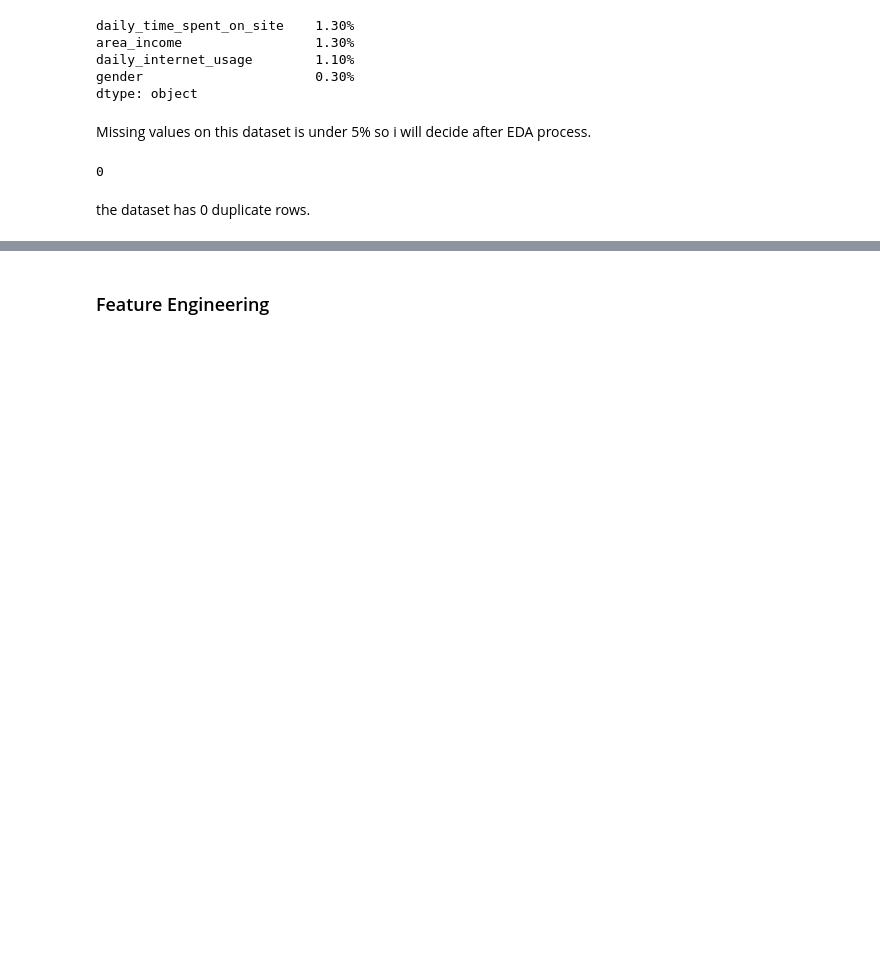
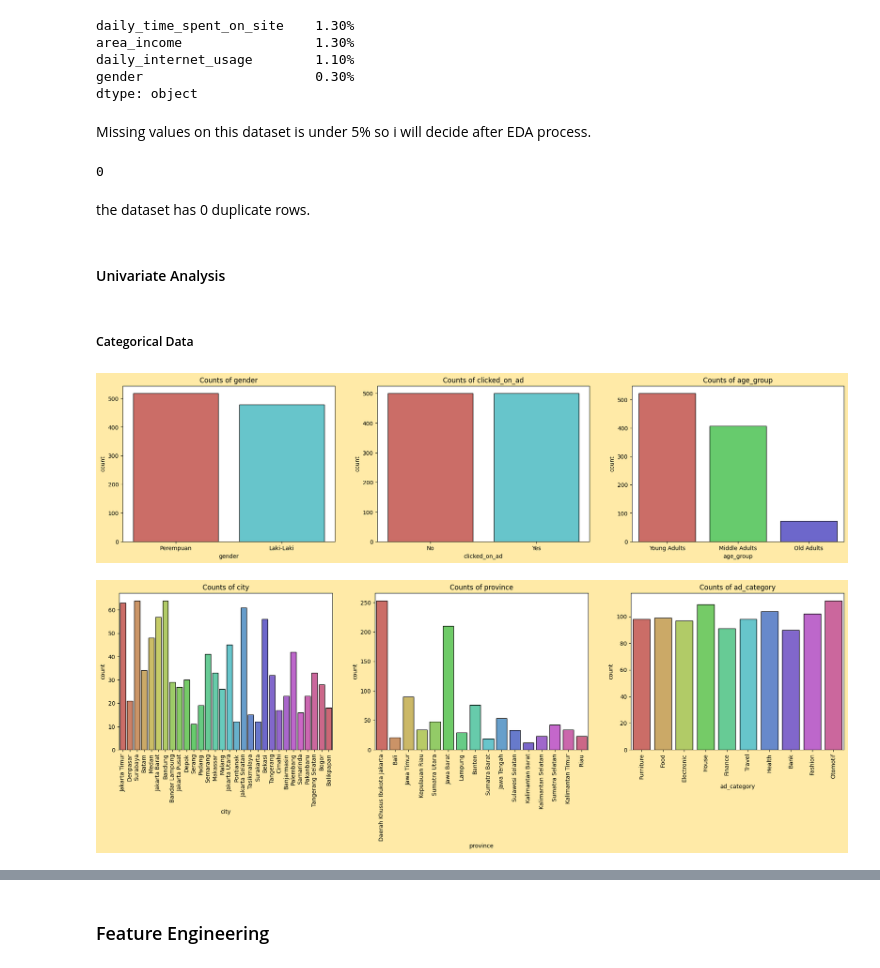
Before and after one commit to azaryasph/Predict-Customer-Clicked-Ads-Classification-By-Using-Machine-Learning, a Jupyter notebook: Predict Customer Clicked Ads Classification By Using Machine Learning.ipynb, the cells around one changed output, grey strips where cells are left out. Drawn from its saved outputs; the diff is of its cells as text; code cells hidden in the pictures; blank space fills up the shorter version.

```diff
--- a/Predict Customer Clicked Ads Classification By Using Machine Learning.ipynb
+++ b/Predict Customer Clicked Ads Classification By Using Machine Learning.ipynb
@@ -136,0 +86,15 @@ Column Name | Description
+# %%
+# Create a copy of the DataFrame to not modify the original DataFrame
+dfe = df.copy()
+
+# column rename
+col_rename = {'Daily Time Spent on Site': 'daily_time_spent_on_site',
+              'Age' : 'age',
+              'Area Income': 'income',
+              'Daily Internet Usage': 'daily_internet_usage',
+              'Male':'gender',
+              'Timestamp':'timestamp',
+              'Clicked on Ad':'clicked_on_ad',
+              'category' : 'ad_category'
+}
+dfe.rename(columns=col_rename, inplace=True)
@@ -170,3 +207,30 @@ dfe.duplicated().sum()
 0
 # %% [markdown]
 the dataset has 0 duplicate rows.
+# %% [markdown]
+#### Univariate Analysis
+# %% [markdown]
+##### Categorical Data
+# %%
+lowvar = dfe[['gender', 'clicked_on_ad', 'age_group']]
+highvar = dfe[['city', 'province', 'ad_category']]
+
+fig, ax = plt.subplots(1, 3, figsize=(23, 5))
+fig.set_facecolor('#FFEAA7')
+
+for i, subplot in zip(lowvar.columns, ax.flatten()):
+    sns.countplot(x=i, data=lowvar, ax=subplot, hue=i, legend=False, palette='hls', edgecolor='black')
+    subplot.set_title(f'Counts of {i}')
+
+
+fig, ax = plt.subplots(1, 3, figsize=(23, 5))
+fig.set_facecolor('#FFEAA7')
+
+for i, subplot in zip(highvar.columns, ax.flatten()):
+    sns.countplot(x=i, data=highvar, ax=subplot, hue=i, legend=False, palette='hls', edgecolor='black')
+    subplot.set_title(f'Counts of {i}')
+    for label in subplot.get_xticklabels():
+        label.set_rotation(90)
+# %% [output]
+[figure, added]
+[figure, added]
```
Also changed, not shown: parts of 33 cells of this notebook.
